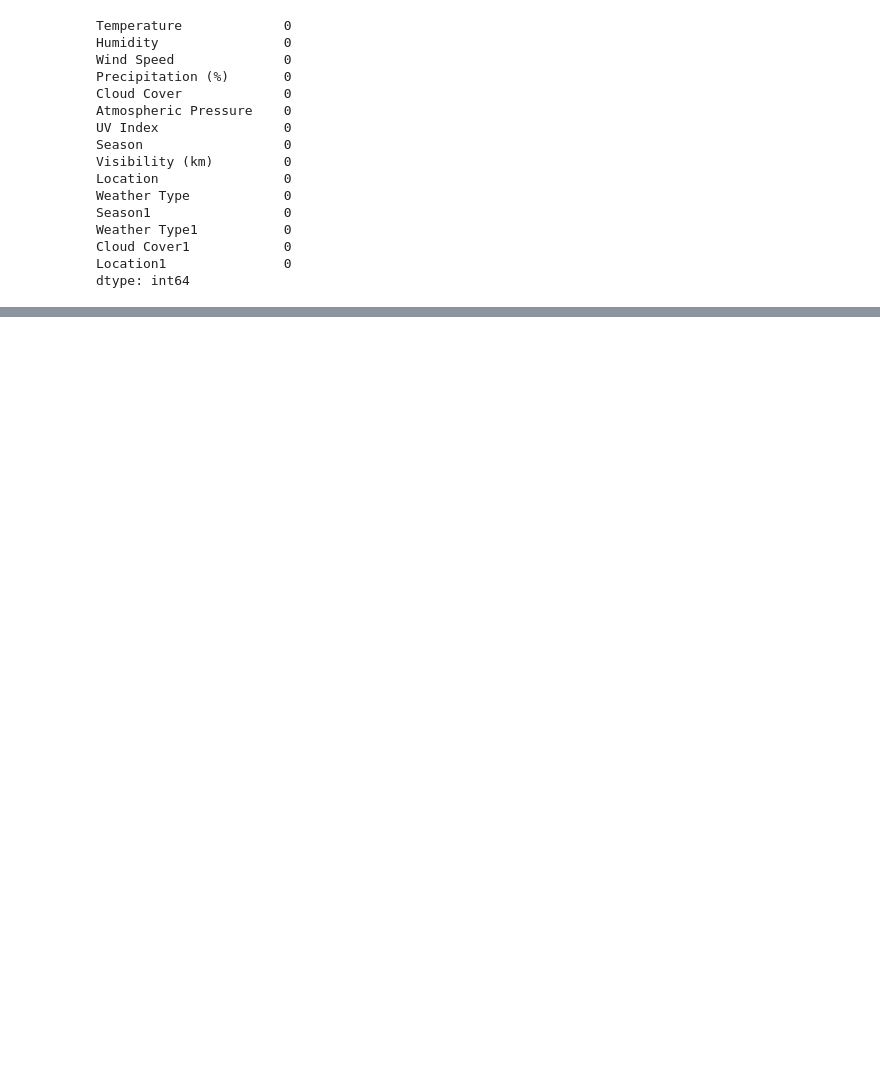
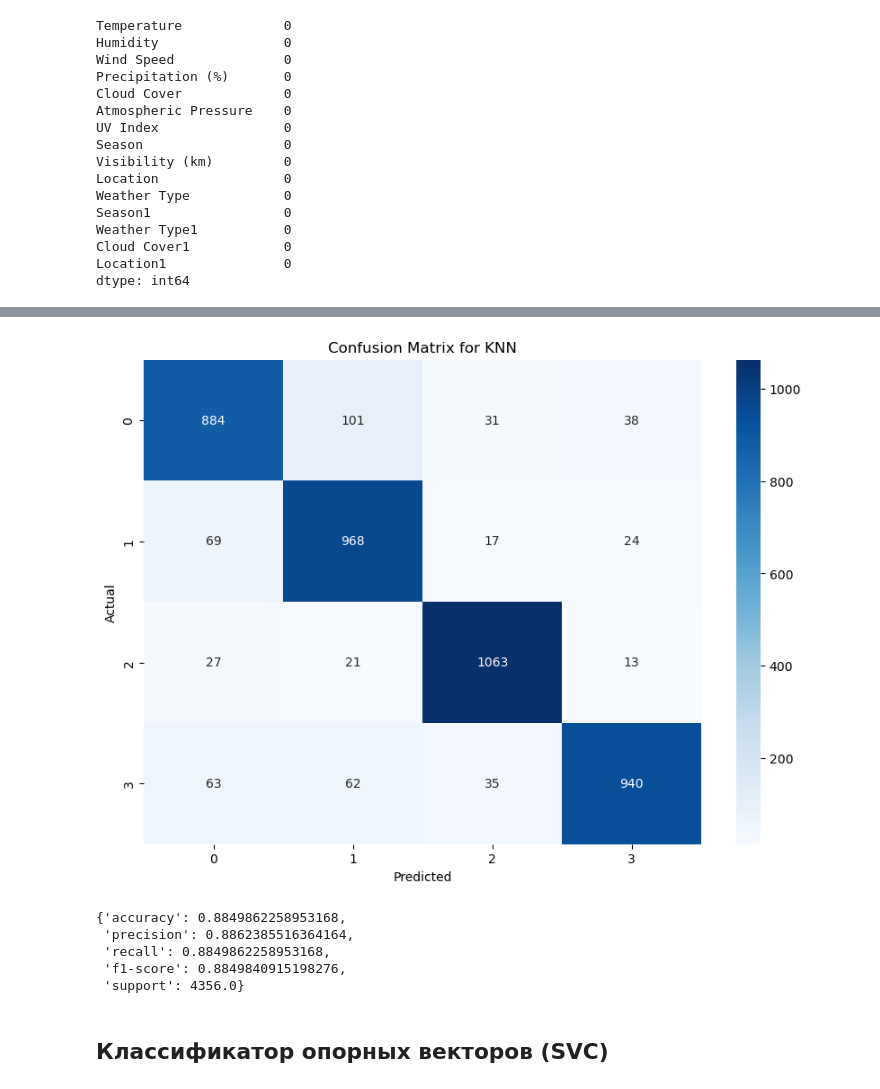
Before and after one commit to usernamemain/MachinelearningandBigData, a Jupyter notebook: Звягинцев Илья 2 вариант.ipynb, the cells around one changed output, grey strips where cells are left out. Saved outputs shown, nothing was run; the diff lists cells and outputs as text; code cells hidden in the pictures; blank space fills up the shorter version.

```diff
--- a/Звягинцев Илья 2 вариант.ipynb
+++ b/Звягинцев Илья 2 вариант.ipynb
@@ -521,0 +608,4 @@ X
+# %%
+# Разделяем выборку на обучающую и тестовую
+from sklearn.model_selection import train_test_split
+X_train, X_test, y_train, y_test = train_test_split(X, y, test_size=0.33, random_state=42)
@@ -521,0 +658,11 @@ X
+# %%
+knn = KNeighborsClassifier()
+knn.fit(X_train, y_train)
+knn_predict = knn.predict(X_test)
+knn_accuracy = accuracy_score(y_test, knn_predict)
+
+print("KNN Accuracy:", knn_accuracy)
+print("KNN Classification Report:")
+print(classification_report(y_test, knn_predict))
+print("KNN Confusion Matrix:")
+print(confusion_matrix(y_test, knn_predict))
@@ -521,0 +699,23 @@ X
+# %%
+# Визуализация Confusion Matrix
+conf_matrix = confusion_matrix(y_test, knn_predict)
+plt.figure(figsize=(10, 7))
+sns.heatmap(conf_matrix, annot=True, fmt='d', cmap='Blues',
+            xticklabels=np.unique(y_test), yticklabels=np.unique(y_test))
+plt.ylabel('Actual')
+plt.xlabel('Predicted')
+plt.title('Confusion Matrix for KNN')
+plt.show()
+# %% [output]
+[figure, added]
+# %%
+#Модель KNN показывает хорошую точность и сбалансированные значения precision и recall для всех классов, особенно для класса «2».
+log
+# %% [output]
+{'accuracy': 0.8849862258953168,
+ 'precision': 0.8862385516364164,
+ 'recall': 0.8849862258953168,
+ 'f1-score': 0.8849840915198276,
+ 'support': 4356.0}
+# %% [markdown]
+## Классификатор опорных векторов (SVC)
```
Also changed, not shown: parts of 50 cells of this notebook.
